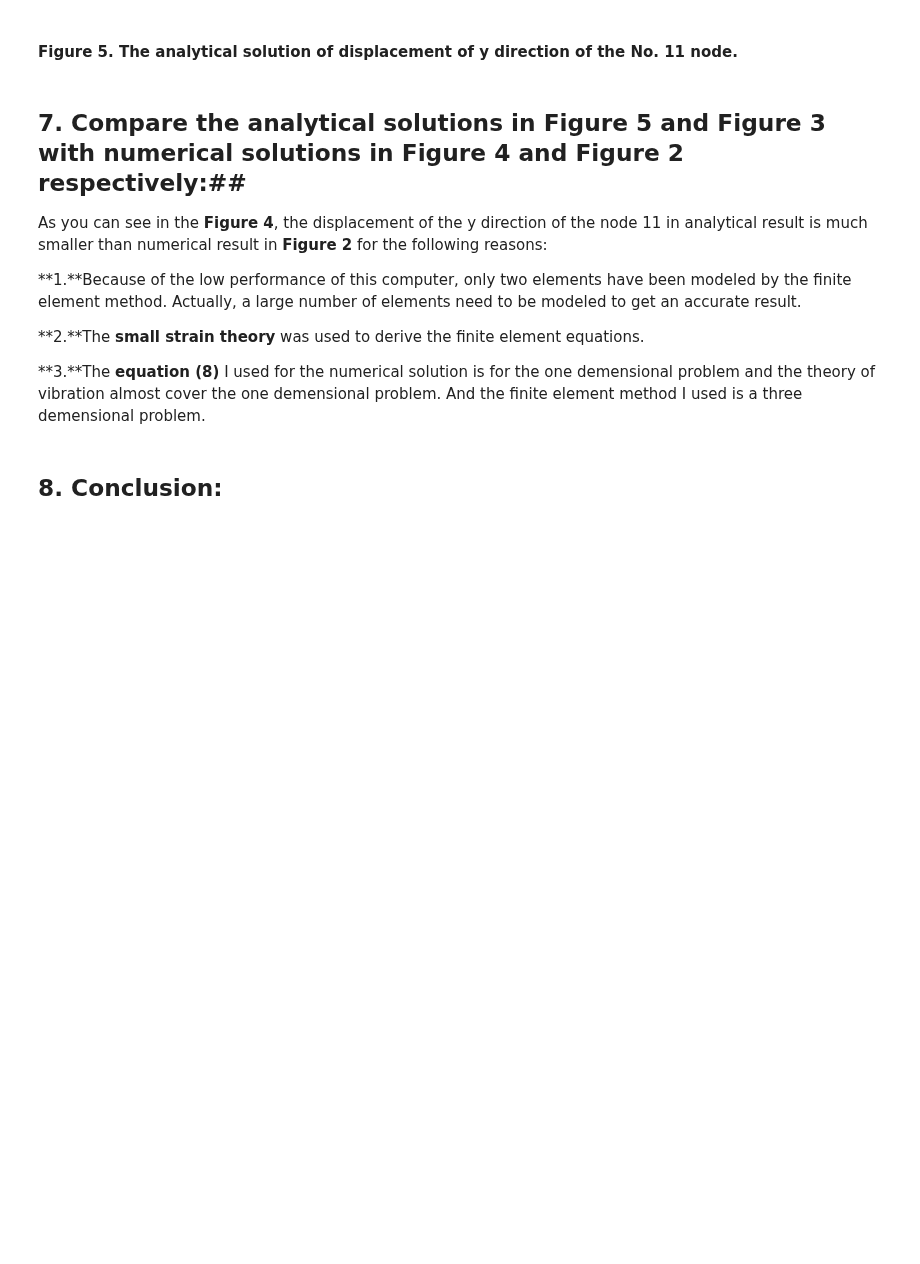
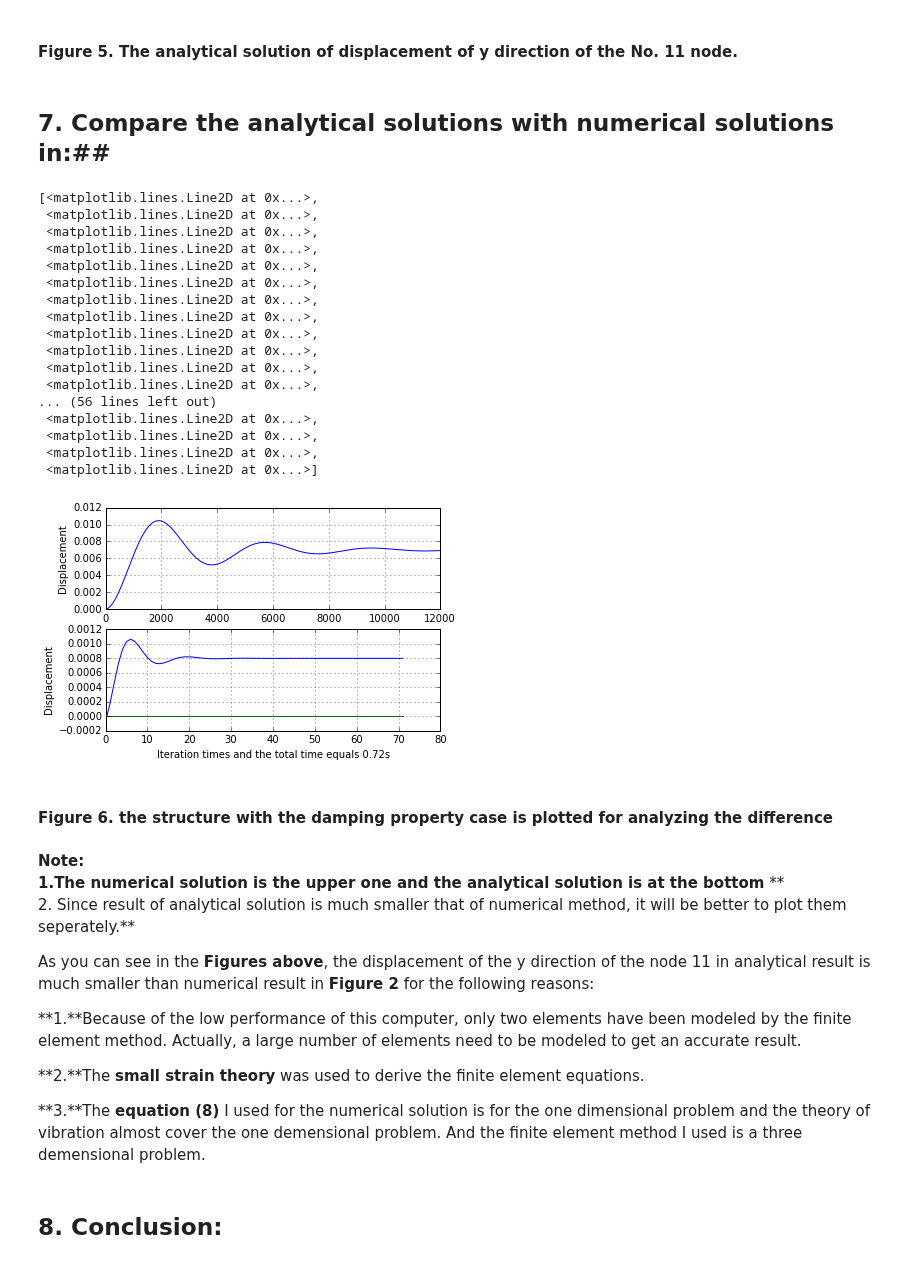
Before and after one commit to numerical-mooc/assignment-bank-2015, a Jupyter notebook: TengMAE6286Final/The_Dynamic_Structure_Analysis_based_on_Numerical_Method.ipynb, the cells around one changed output. Saved outputs shown, nothing was run; the diff lists cells and outputs as text; code cells hidden in the pictures; blank space fills up the shorter version.

```diff
--- a/TengMAE6286Final/The_Dynamic_Structure_Analysis_based_on_Numerical_Method.ipynb
+++ b/TengMAE6286Final/The_Dynamic_Structure_Analysis_based_on_Numerical_Method.ipynb
@@ -1009,23 +1010,6 @@ def GetTotalMass( Matrix ):
             TotalMass=TotalMass+Matrix[i,j]
 
     return TotalMass
-# %%
-#--Assembel Function----Assembel Function----Assembel Function----Assembel Function----Assembel Function----Assembel Function--
-def NewWayToAss(K1,S):
-
-    KK1=zeros(36,36)
-
-    for i in range(24):
-
-       for j in range(24) :
-            a=S[i]
-            b=S[j]
-            c=K1[i,j]
-            KK1[a,b]=c
-
-    return KK1
-
-#--Assembel Function----Assembel Function----Assembel Function----Assembel Function----Assembel Function----Assembel Function--
 # %% [markdown]
 ##### The program below uses the physical coordinate  matrix "gcoord", connectivity matrix "nodes" ,  and Density to generate a global Mass  Matrix by calling the   "GetMassMatrix3D"  Function , the "NewWayToAss" Function and the LumpedMass Matrix.
 # %%
@@ -1565,7 +1544,7 @@ C=0.015*K+0.001*M
 w=(K/M)**0.5 #equation (10)
 eps=C/(2*M*w) #equation (9)
 wd=w*(1-eps**2)**0.5 #equation (11)
-b=zeros(72)
+c=zeros(72)
 dt=0.00006;
 N=12000
 t=dt*N #total time
@@ -1573,9 +1552,9 @@ for i in range(0,72):
     t=i
     t=t/100
     x=(F/K)*(1-(2.7**(-eps*w*t))*cos(wd*t)/(1-eps**2)**0.5) #equation (8)
-    b[i]=x
+    c[i]=x
 
-pyplot.plot(b.transpose());
+pyplot.plot(c.transpose());
 pyplot.xlabel('Iteration times and the total time equals 0.72s')
 pyplot.ylabel('Displacement')
 # %% [output]
@@ -1614,16 +1593,53 @@ pyplot.ylabel('Displacement')
 [figure]
 # %% [markdown]
 #### Figure 5. The analytical solution of  displacement of y direction of the No. 11 node.
+# %% [markdown]
+## 7. Compare the analytical solutions  with numerical solutions in:##
+# %%
+pyplot.subplot(211)
+pyplot.grid(True)
+pyplot.xlabel('Iteration times and the total time equals 0.72s')
+pyplot.ylabel('Displacement')
+pyplot.plot(sh.transpose(),  label='The Numerical Solution')
+
+pyplot.subplot(212)
+pyplot.grid(True)
+pyplot.xlabel('Iteration times and the total time equals 0.72s')
+pyplot.ylabel('Displacement')
+pyplot.plot(c.transpose(),  label='The Analytical Solution')
+# %% [output]
+[<matplotlib.lines.Line2D at 0x...>,
+ <matplotlib.lines.Line2D at 0x...>,
+ <matplotlib.lines.Line2D at 0x...>,
+ <matplotlib.lines.Line2D at 0x...>,
+ <matplotlib.lines.Line2D at 0x...>,
+ <matplotlib.lines.Line2D at 0x...>,
+ <matplotlib.lines.Line2D at 0x...>,
+ <matplotlib.lines.Line2D at 0x...>,
+ <matplotlib.lines.Line2D at 0x...>,
+ <matplotlib.lines.Line2D at 0x...>,
+ <matplotlib.lines.Line2D at 0x...>,
+ <matplotlib.lines.Line2D at 0x...>,
+... (56 lines left out)
+ <matplotlib.lines.Line2D at 0x...>,
+ <matplotlib.lines.Line2D at 0x...>,
+ <matplotlib.lines.Line2D at 0x...>,
+ <matplotlib.lines.Line2D at 0x...>]
+[figure, added]
+# %% [markdown]
+#### Figure 6. the structure with the damping property case is plotted for analyzing the difference
 # %% [markdown]
-## 7. Compare the analytical solutions in Figure 5 and Figure 3 with numerical solutions in Figure 4 and Figure 2 respectively:##
+**Note:<br/> 1.The numerical solution is the upper one and the analytical solution is at the bottom**
+**      <br/>2. Since result of analytical solution is much smaller that of numerical method, it will be better to plot them seperately.**
 
-As you can see in the **Figure 4**, the displacement of the y direction of the node 11 in analytical result is much smaller than numerical result in **Figure 2**  for the following reasons:
+
+As you can see in the **Figures above**, the displacement of the y direction of the node 11 in analytical result is much smaller than numerical result in **Figure 2**  for the following reasons:
 
 **1.**Because of the low performance of this computer, only two elements have been modeled by the finite element method. Actually, a large number of elements need to be modeled to get an accurate result.
 
 **2.**The **small strain theory** was used to derive the finite element equations.
 
-**3.**The **equation (8)** I used for the numerical solution is for the one demensional problem and the theory of vibration almost cover the one demensional problem. And the finite element method I used is a three demensional problem.
+**3.**The **equation (8)** I used for the numerical solution is for the one dimensional problem and the theory of vibration almost cover the one demensional problem. And the finite element method I used is a three demensional problem.
 # %% [markdown]
 ## 8. Conclusion:
 # %% [markdown]
```
Also changed, not shown: parts of 21 cells of this notebook.
